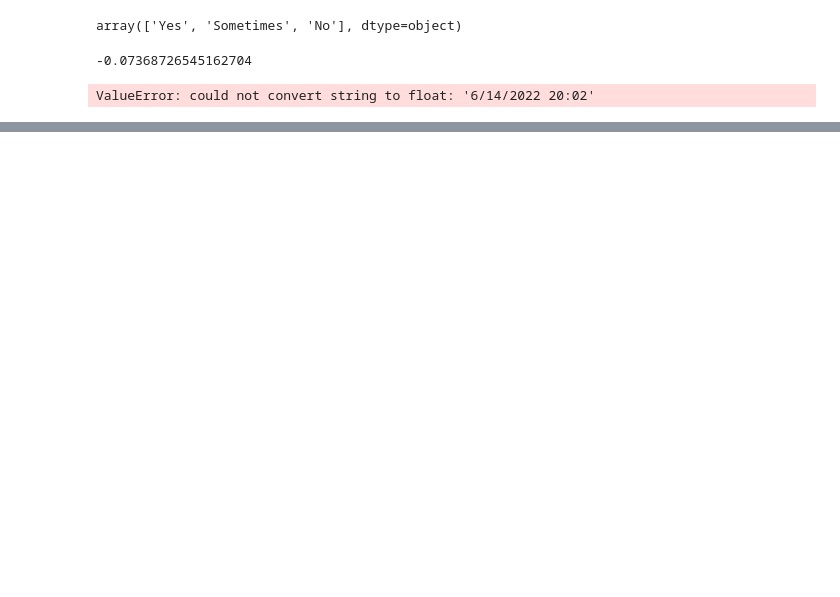
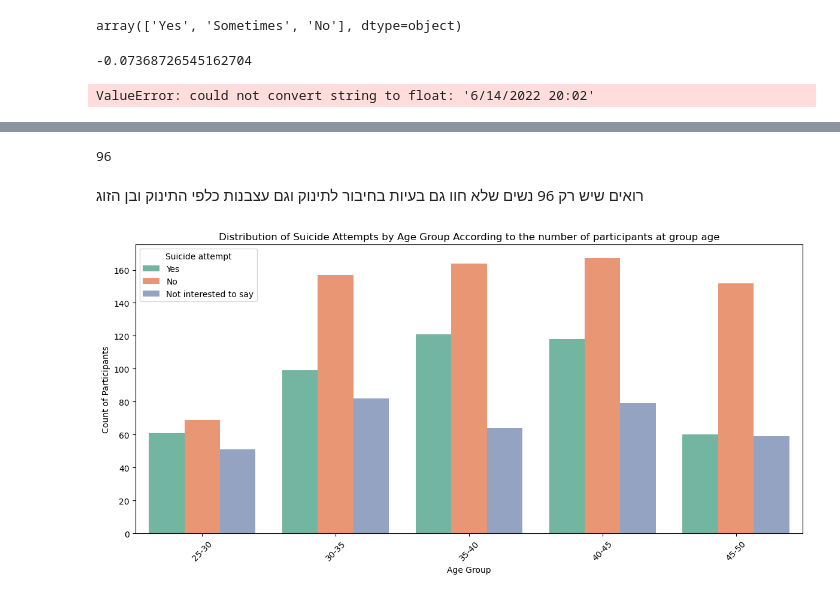
Before and after one commit to sivanhiya/sivanhiya, a Jupyter notebook: projectpostpartum.ipynb, the cells around one changed output, grey strips where cells are left out. Cells and saved outputs as stored; diff of their text form; code cells hidden in the pictures; blank space fills up the shorter version.

```diff
--- a/projectpostpartum.ipynb
+++ b/projectpostpartum.ipynb
@@ -188,15 +260,24 @@ plt.show()
+# %%
+num_both_irritable_bondingsno = len(bothirritablebondingsno)
+num_both_irritable_bondingsno
+# %% [output]
+96
+# %% [markdown]
+רואים שיש רק 96 נשים שלא חוו גם בעיות בחיבור לתינוק וגם עצבנות כלפי התינוק ובן הזוג
 # %%
 plt.figure(figsize=(12, 6))
 column_order = ["25-30", "30-35", "35-40", "40-45", "45-50"]
 sns.countplot(x='Age', hue='Suicide attempt', data=postp_df, palette='Set2', order=column_order)
 
 # הגדרת כותרת ותוויות צירים
-plt.title('Distribution of Suicide Attempts by Age Group')
+plt.title('Distribution of Suicide Attempts by Age Group According to the number of participants at group age')
 plt.xlabel('Age Group')
 plt.ylabel('Count of Participants')
 
 # חידוש התצוגה
 plt.legend(title='Suicide attempt')
 plt.xticks(rotation=45)
 plt.tight_layout()
 plt.show()
+# %% [output]
+[figure, added]
```
Also changed, not shown: parts of 40 cells of this notebook.
